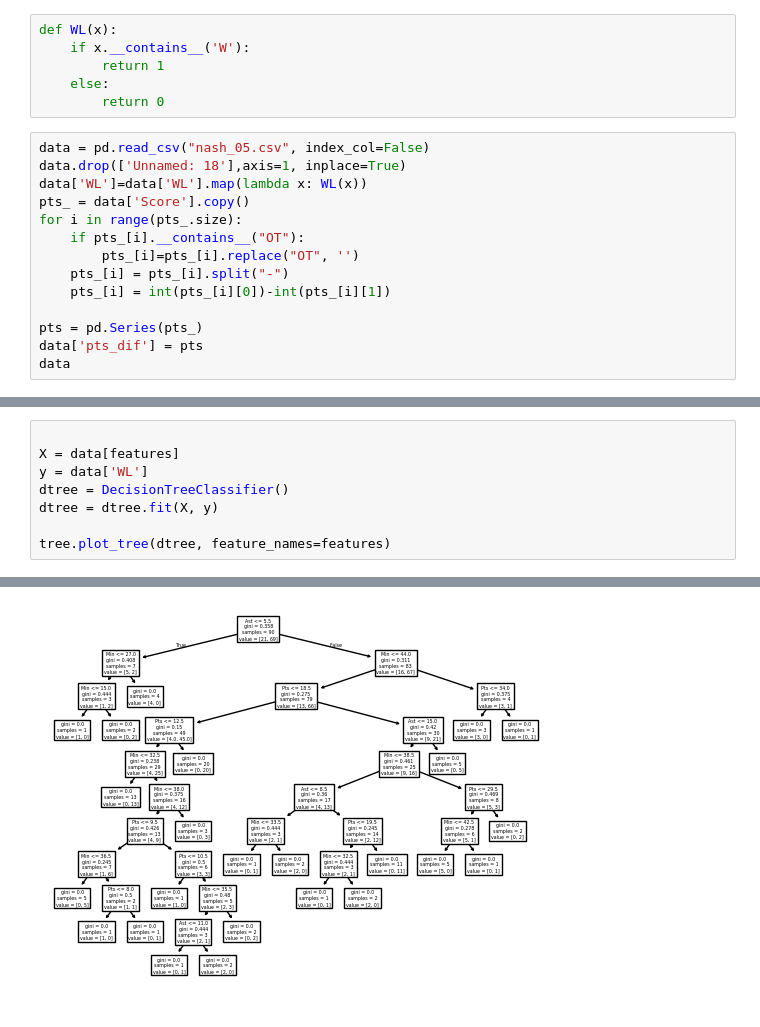
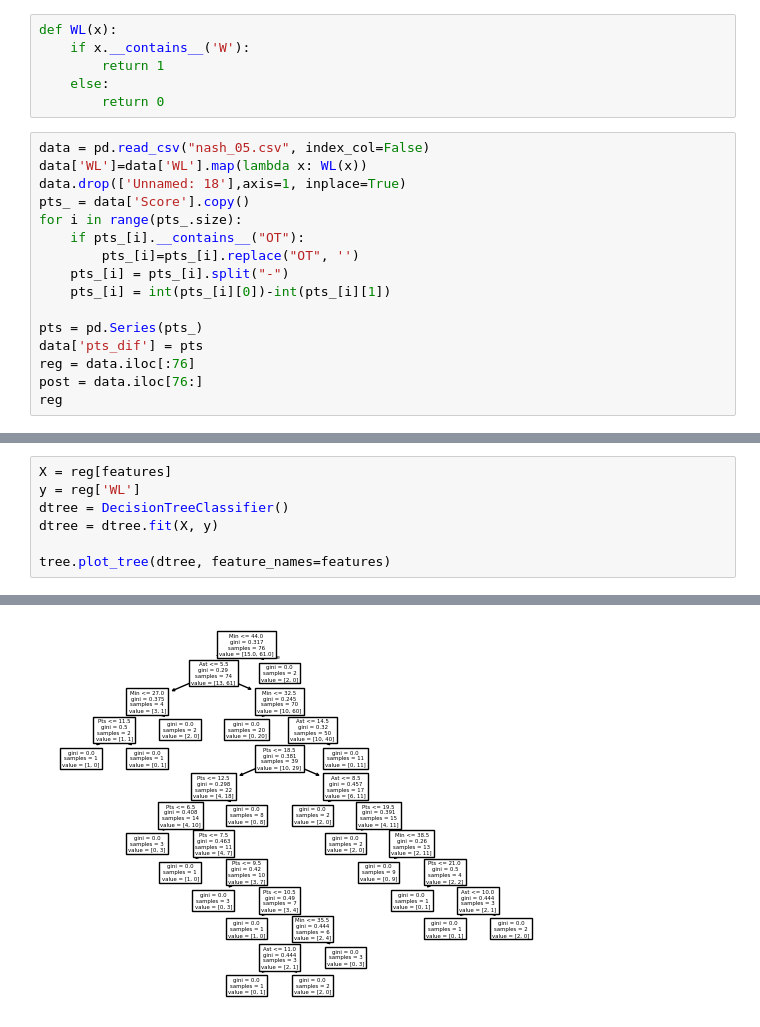
Before and after one commit to shin-fued/NASH_MVP, a Jupyter notebook: decisionTree.ipynb, the cells around one changed output, grey strips where cells are left out. Cells and saved outputs as stored; diff of their text form.

```diff
--- a/decisionTree.ipynb
+++ b/decisionTree.ipynb
@@ -14,8 +28,8 @@ def WL(x):
         return 0
 # %%
 data = pd.read_csv("nash_05.csv", index_col=False)
+data['WL']=data['WL'].map(lambda x: WL(x))
 data.drop(['Unnamed: 18'],axis=1, inplace=True)
-data['WL']=data['WL'].map(lambda x: WL(x))
 pts_ = data['Score'].copy()
 for i in range(pts_.size):
     if pts_[i].__contains__("OT"):
@@ -25,7 +39,9 @@ for i in range(pts_.size):
 
 pts = pd.Series(pts_)
 data['pts_dif'] = pts
-data
+reg = data.iloc[:76]
+post = data.iloc[76:]
+reg
 # %% [output]
 |  | Gm | Date | Opponent | WL | Score | Min | Pts | ORb | DRb | Reb | Ast | ... |
 | 0 | 1 | Nov. 03 | vs. Hawks | 1 | 112 - 82 | 24 | 12 | 0 | 3 | 3 | 4 | ... |
@@ -49,7 +88,6 @@ for f in features:
 # %%
-
-X = data[features]
-y = data['WL']
+X = reg[features]
+y = reg['WL']
 dtree = DecisionTreeClassifier()
 dtree = dtree.fit(X, y)
 
@@ -75 +113 @@ tree.plot_tree(dtree, feature_names=features)
-[figure, old version]
+[figure, new version]
```
Also changed, not shown: parts of 12 cells of this notebook.
